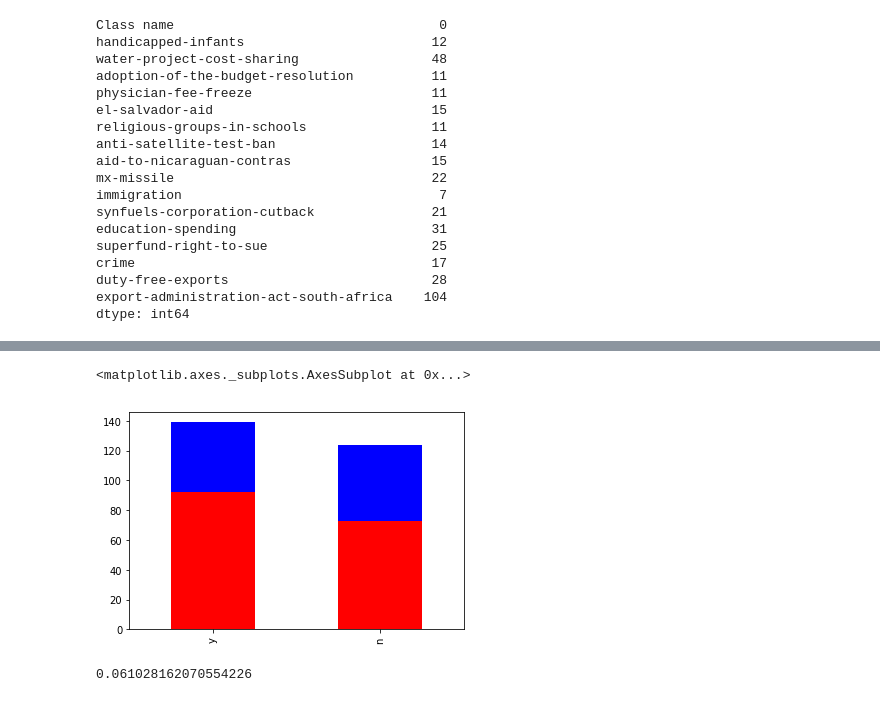
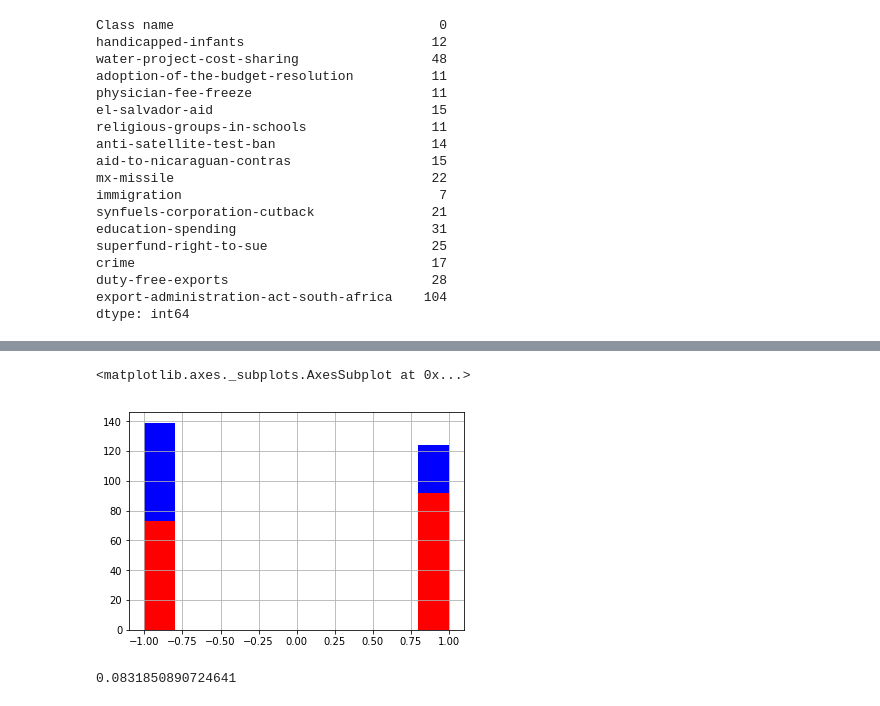
Before and after one commit to bloominstituteoftechnology/DS-Unit-1-Sprint-3-Statistical-Tests-and-Experiments, a Jupyter notebook: module1-statistics-probability-and-inference/LS_DS_131_Statistics_Probability_Assignment.ipynb, the cells around one changed output, grey strips where cells are left out. Drawn from its saved outputs; the diff is of its cells as text; code cells hidden in the pictures.

```diff
--- a/module1-statistics-probability-and-inference/LS_DS_131_Statistics_Probability_Assignment.ipynb
+++ b/module1-statistics-probability-and-inference/LS_DS_131_Statistics_Probability_Assignment.ipynb
@@ -224,14 +239,16 @@ df.apply(pd.value_counts).plot(kind='bar', title='all types')
-# %%
-dems.immigration.value_counts().plot(kind='bar',color='b')
-reps.immigration.value_counts().plot(kind='bar',color='r'  )
-# %% [output]
-<matplotlib.axes._subplots.AxesSubplot at 0x...>
-[figure, removed]
+# %%
+# Ok, so let's visualize...immigration
+
+dems['immigration'].hist(color='b')
+reps['immigration'].hist(color='r')
+# %% [output]
+<matplotlib.axes._subplots.AxesSubplot at 0x...>
+[figure, added]
 # %%
-# Ok let's test immigration per our threshhold
-d_imm = dems.immigration.value_counts()
-r_imm = reps.immigration.value_counts()
-_, pvalue = ttest_ind(d_imm, r_imm, equal_var=False)
+# and let's test immigration per our threshhold
+d_imm = dems['immigration']
+r_imm = reps['immigration']
+_, pvalue = ttest_ind(d_imm, r_imm, equal_var=False, nan_policy='omit')
 print(pvalue)
 # %% [output]
-0.061028162070554226
+0.0831850890724641
```
Also changed, not shown: parts of 19 cells of this notebook.
